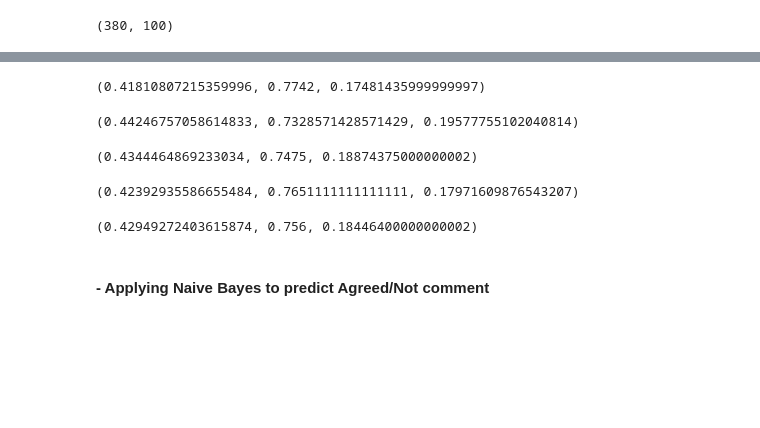
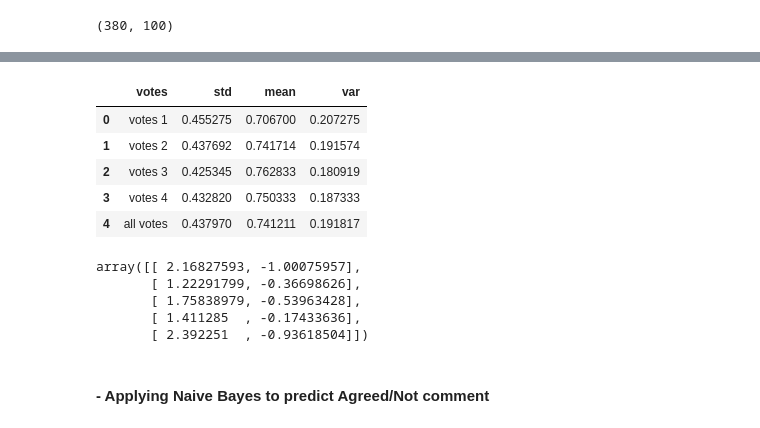
Before and after one commit to naiieandrade/tcc-studies, a Jupyter notebook: dirichlet-distribution.ipynb, the cells around one changed output, grey strips where cells are left out. Saved outputs shown, nothing was run; the diff lists cells and outputs as text; code cells hidden in the pictures; blank space fills up the shorter version.

```diff
--- a/dirichlet-distribution.ipynb
+++ b/dirichlet-distribution.ipynb
@@ -389,20 +317,18 @@ plt.scatter(*pca.T, c=color_votes, edgecolor='', alpha=0.5)
-# %%
-votes1.std(), votes1.mean(), votes1.var()
-# %% [output]
-(0.41810807215359996, 0.7742, 0.17481435999999997)
-# %%
-votes2.std(), votes2.mean(), votes2.var()
-# %% [output]
-(0.44246757058614833, 0.7328571428571429, 0.19577755102040814)
-# %%
-votes3.std(), votes3.mean(), votes3.var()
-# %% [output]
-(0.4344464869233034, 0.7475, 0.18874375000000002)
-# %%
-votes4.std(), votes4.mean(), votes4.var()
-# %% [output]
-(0.42392935586655484, 0.7651111111111111, 0.17971609876543207)
-# %%
-votes.std(), votes.mean(), votes.var()
-# %% [output]
-(0.42949272403615874, 0.756, 0.18446400000000002)
+# %%
+raw_data = df_raw_data(votes1, votes2, votes3, votes)
+pd.DataFrame(raw_data, columns = ['votes', 'std', 'mean', 'var'])
+# %% [output]
+|  | votes | std | mean | var |
+| 0 | votes 1 | 0.455275 | 0.706700 | 0.207275 |
+| 1 | votes 2 | 0.437692 | 0.741714 | 0.191574 |
+| 2 | votes 3 | 0.425345 | 0.762833 | 0.180919 |
+| 3 | votes 4 | 0.432820 | 0.750333 | 0.187333 |
+| 4 | all votes | 0.437970 | 0.741211 | 0.191817 |
+# %%
+pca[:5]
+# %% [output]
+array([[ 2.16827593, -1.00075957],
+       [ 1.22291799, -0.36698626],
+       [ 1.75838979, -0.53963428],
+       [ 1.411285  , -0.17433636],
+       [ 2.392251  , -0.93618504]])
```
Also changed, not shown: parts of 71 cells of this notebook.
